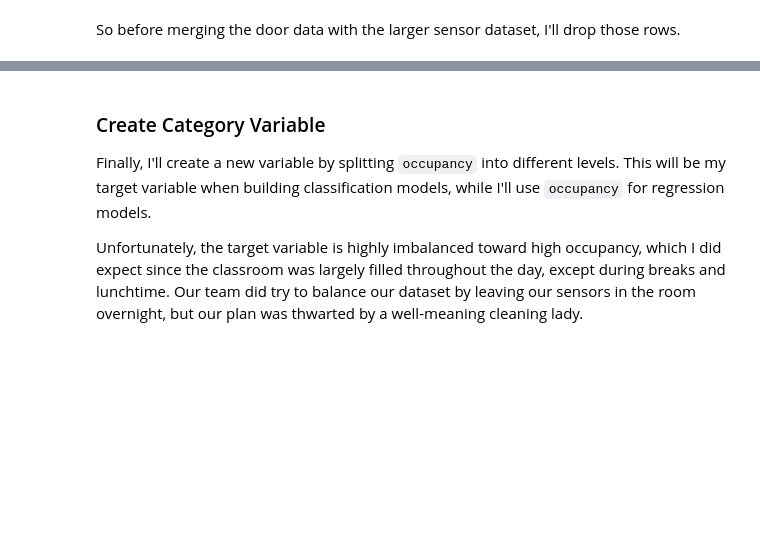
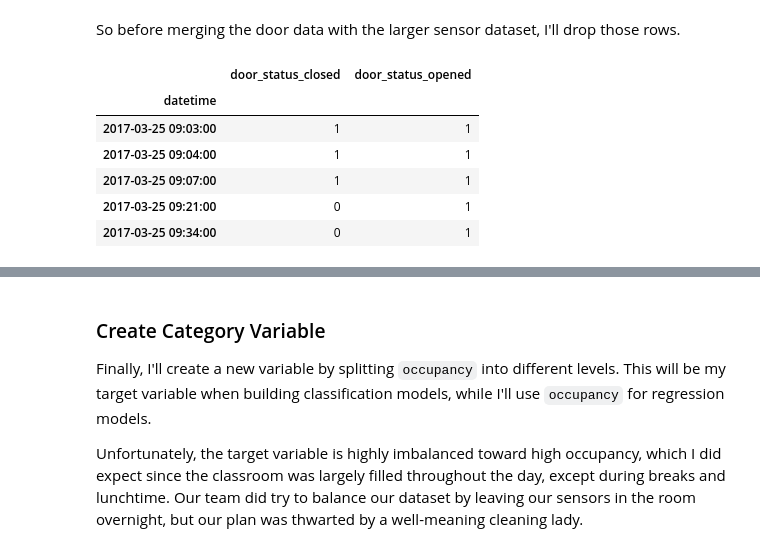
Before and after one commit to Kautumn06/Kautumn06.github.io, a Jupyter notebook: content/articles/DataWrangling.ipynb, the cells around one changed output, grey strips where cells are left out. Saved outputs shown, nothing was run; the diff lists cells and outputs as text; code cells hidden in the pictures; blank space fills up the shorter version.

```diff
--- a/content/articles/DataWrangling.ipynb
+++ b/content/articles/DataWrangling.ipynb
@@ -1030,6 +1006,16 @@ So before merging the door data with the larger sensor dataset, I'll drop those
 # %%
 # Drop rows where both values are zero
 door = door.drop(door[(door['door_status_closed'] == 0) & (door['door_status_opened'] == 0)].index)
+# %%
+door.head()
+# %% [output]
+|  | door_status_closed | door_status_opened |
+| datetime |  |  |
+| 2017-03-25 09:03:00 | 1 | 1 |
+| 2017-03-25 09:04:00 | 1 | 1 |
+| 2017-03-25 09:07:00 | 1 | 1 |
+| 2017-03-25 09:21:00 | 0 | 1 |
+| 2017-03-25 09:34:00 | 0 | 1 |
 # %%
 # Merge the resampled door data onto the sensor dataframe
 sensor_data = sensor_data.merge(door, left_index=True, right_index=True)
```
Also changed, not shown: parts of 21 cells of this notebook.
